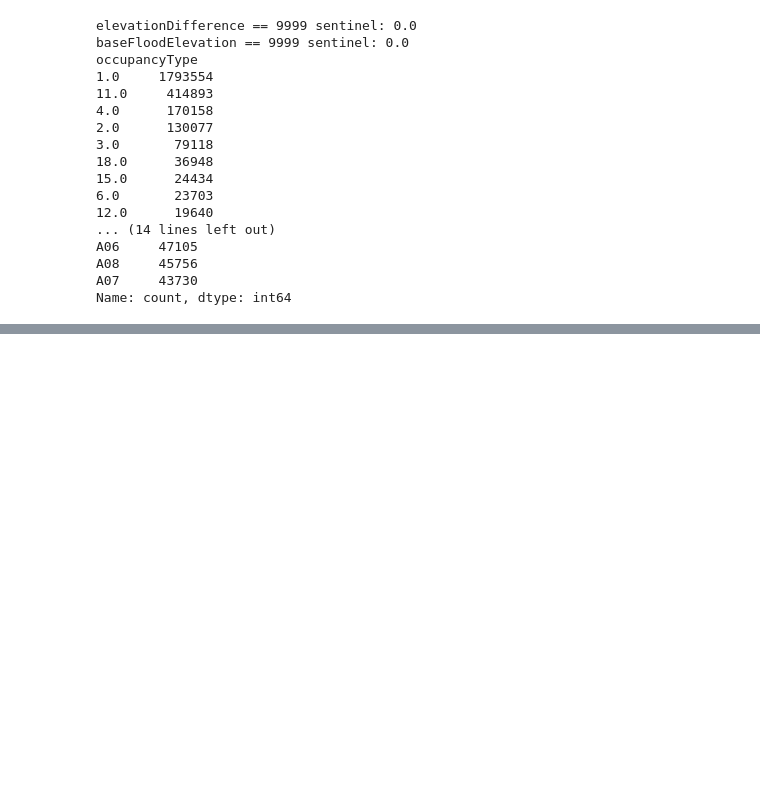
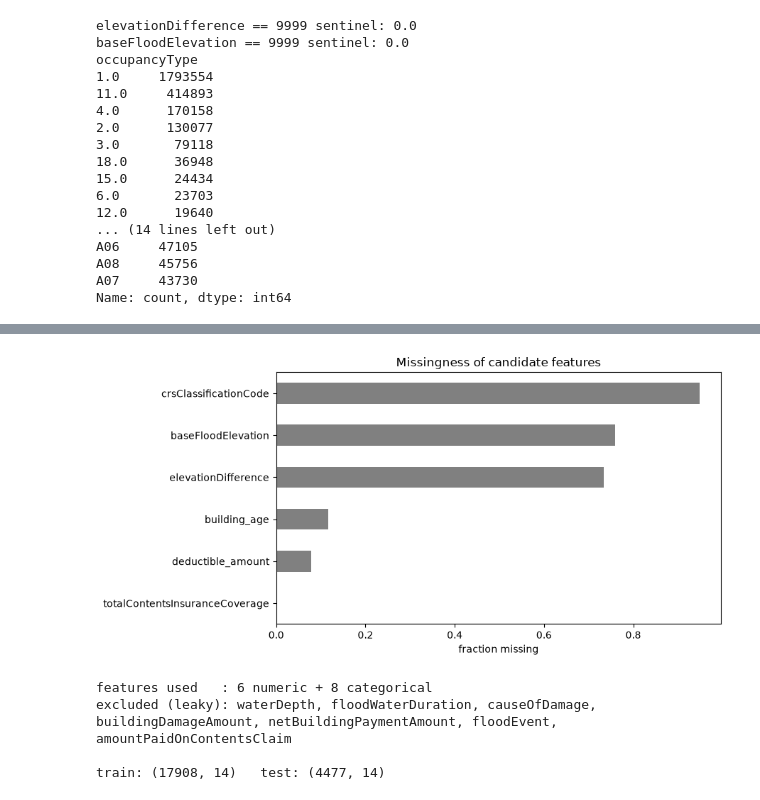
Before and after one commit to ytterbiu/smm284-AML-FIMA-flood-severity-g09, a Jupyter notebook: BE_notes.ipynb, the cells around one changed output, grey strips where cells are left out. Saved outputs shown, nothing was run; the diff lists cells and outputs as text; code cells hidden in the pictures; blank space fills up the shorter version.

```diff
--- a/BE_notes.ipynb
+++ b/BE_notes.ipynb
@@ -132,0 +373,74 @@ Name: count, dtype: int64
+# %%
+# how much is missing
+# elevation fields mostly absent
+miss = (
+    model_df[
+        [
+            "elevationDifference",
+            "baseFloodElevation",
+            "building_age",
+            "deductible_amount",
+            "crsClassificationCode",
+            "totalContentsInsuranceCoverage",
+        ]
+    ]
+    .isna()
+    .mean()
+    .sort_values()
+)
+miss.plot(kind="barh", color="grey")
+plt.xlabel("fraction missing")
+plt.title("Missingness of candidate features")
+plt.tight_layout()
+plt.show()
+# %% [output]
+[figure, added]
+# %%
+# leakage protection
+# -> undrwriting time features only (preesnt at underwriting)
+# exclude everything post-flood to avoid leakage
+NUMERIC = [
+    "totalBuildingInsuranceCoverage",
+    "totalContentsInsuranceCoverage",
+    "deductible_amount",
+    "building_age",
+    "crsClassificationCode",
+    "elevationDifference",
+]
+CATEG = [
+    "zone_family",
+    "occupancy_class",
+    "state",
+    "floors_cat",
+    "basement_cat",
+    "postFIRMConstructionIndicator_i",
+    "elevatedBuildingIndicator_i",
+    "primaryResidenceIndicator_i",
+]
+TARGET = "amountPaidOnBuildingClaim"
+
+X = model_df[NUMERIC + CATEG].copy()
+y = model_df[TARGET].astype(float).values
+
+# excluded post-flood fields (using these would be leakage)
+LEAKY = [
+    "waterDepth",
+    "floodWaterDuration",
+    "causeOfDamage",
+    "buildingDamageAmount",
+    "netBuildingPaymentAmount",
+    "floodEvent",
+    "amountPaidOnContentsClaim",
+]
+print("features used   :", len(NUMERIC), "numeric +", len(CATEG), "categorical")
+print("excluded (leaky):", ", ".join(LEAKY))
+
+X_train, X_test, y_train, y_test = train_test_split(
+    X, y, test_size=0.2, random_state=RANDOM_STATE
+)
+print(f"\ntrain: {X_train.shape}   test: {X_test.shape}")
+# %% [output]
+features used   : 6 numeric + 8 categorical
+excluded (leaky): waterDepth, floodWaterDuration, causeOfDamage, buildingDamageAmount, netBuildingPaymentAmount, floodEvent, amountPaidOnContentsClaim
+
+train: (17908, 14)   test: (4477, 14)
```
Also changed, not shown: parts of 25 cells of this notebook.
